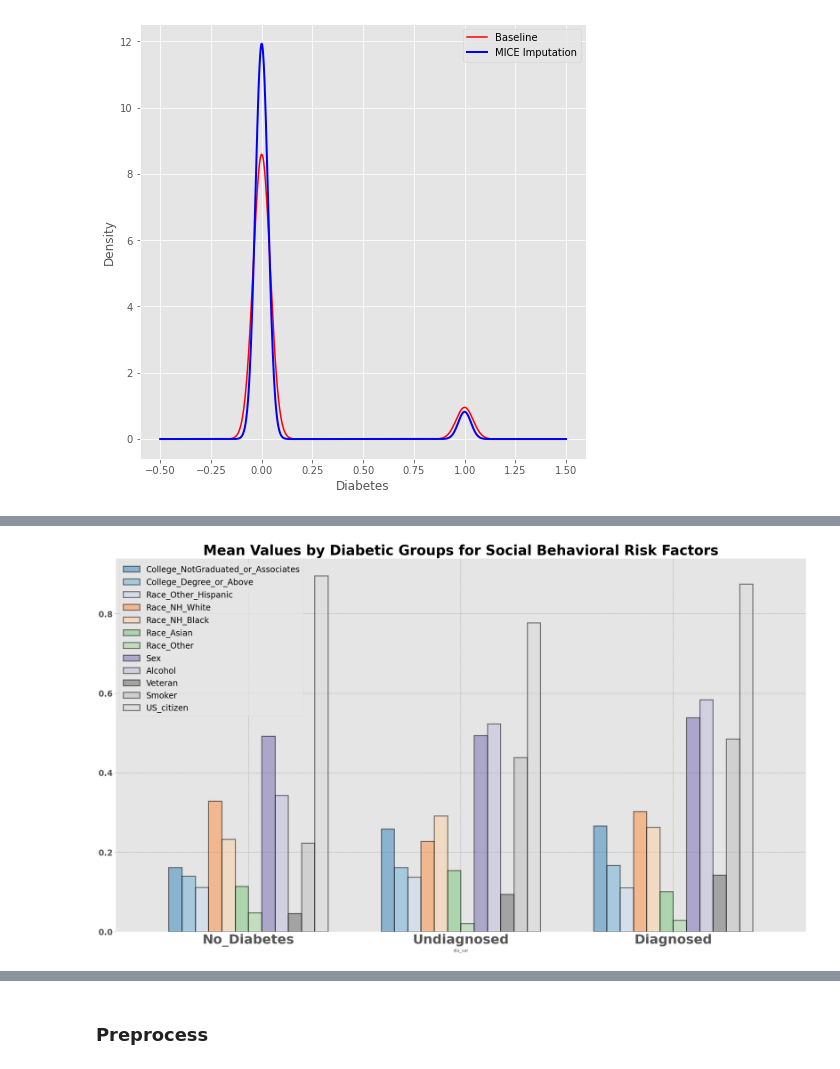
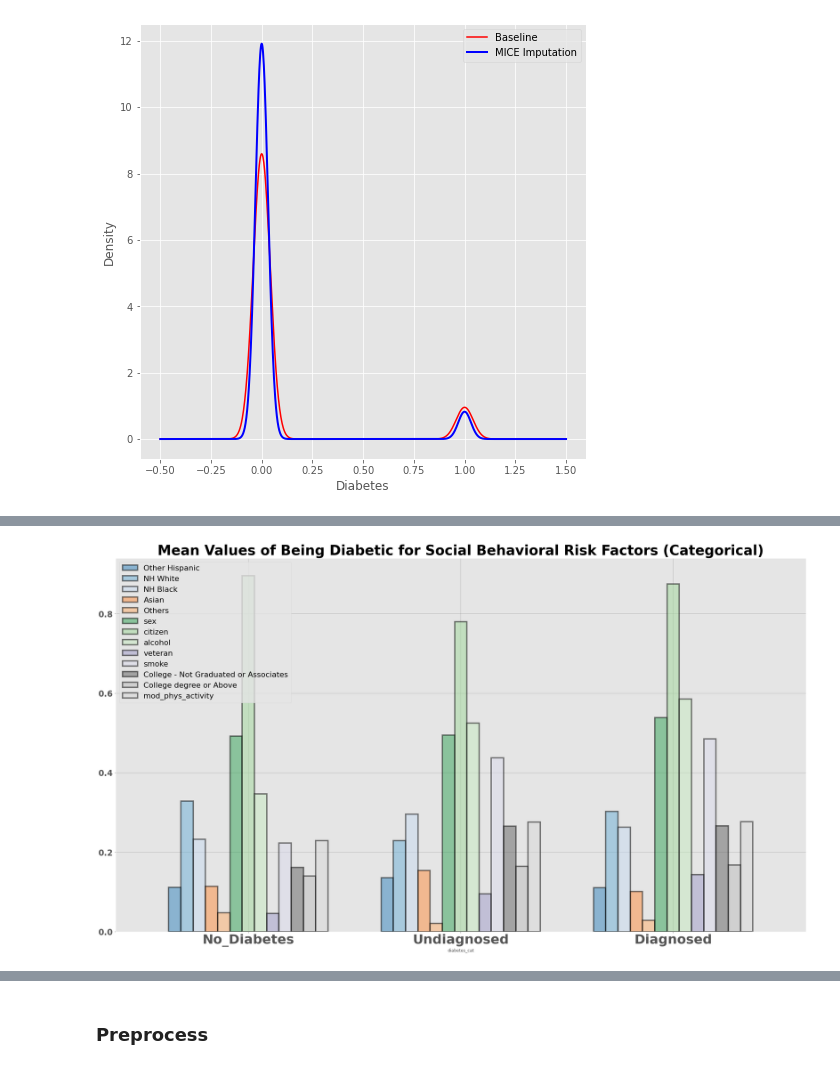
Before and after one commit to zhaoliang0302/Classifying-Undiagnosed-Diabetes-Across-US-Populations-Using-NHANES-2011-2016, a Jupyter notebook: diabetes_dx_undx_classifier.ipynb, the cells around one changed output, grey strips where cells are left out. Cells and saved outputs as stored; diff of their text form; code cells hidden in the pictures.

```diff
--- a/diabetes_dx_undx_classifier.ipynb
+++ b/diabetes_dx_undx_classifier.ipynb
@@ -302,10 +270,10 @@ Text(0.5, 0, 'Diabetes')
 [figure]
 # %%
 def get_target(df):
-    df.loc[(df['diabetes'] == 0) & (df['diab_dx'] == 0), 'dia_var'] = 0
-    df.loc[(df['diabetes'] == 1) & (df['diab_dx'] == 0), 'dia_var'] = 1
-    df.loc[(df['diabetes'] == 1) & (df['diab_dx'] == 1), 'dia_var'] = 2
-    df = df.drop(columns=['diabetes', 'diab_dx'], axis=1)
+    df.loc[(df['diabetes'] == 0) & (df['diabetes_dx'] == 0), 'diabetes_cat'] = 0
+    df.loc[(df['diabetes'] == 1) & (df['diabetes_dx'] == 0), 'diabetes_cat'] = 1
+    df.loc[(df['diabetes'] == 1) & (df['diabetes_dx'] == 1), 'diabetes_cat'] = 2
+    df = df.drop(columns=['diabetes', 'diabetes_dx'], axis=1)
     return df
 
 
@@ -319,30 +303,38 @@ df_full2.dia_var.isna().sum()
 df_full2 = df_full2.dropna(axis=0)
 # %%
 df_copy = df_full2.copy()
-df_copy2=df_copy.drop(columns=([i for i in dummy_names.values() if i not in ['diab_dx']]),axis=1)
-df_copy3=df_copy.drop(columns=([i for i in df_copy.columns if i not in dummy_names.values()]),axis=1)
-df_copy3=pd.concat([df_copy.dia_var,df_copy3],axis=1)
+df_copy2=df_copy.drop(columns=([i for i in cat if i not in ['diabetes_dx']]),axis=1)
+df_copy3=df_copy.drop(columns=([i for i in df_copy.columns if i not in cat]),axis=1)
+df_copy3=pd.concat([df_copy.diabetes_cat,df_copy3],axis=1)
 # %%
-df_copy3.groupby('dia_var').mean().plot(kind='bar',
-                                        figsize=(36, 20),
-                                        edgecolor='black',
-                                        linewidth=3,
-                                        alpha=0.5,
-                                        cmap='tab20c',
-                                        width=0.75
-                                       )
-plt.grid(color='grey', linestyle='--', linewidth=1, fillstyle='left', visible=True, alpha=0.75)
-plt.title('Mean Values by Diabetic Groups for Social Behavioral Risk Factors',
-          fontdict={"fontsize":40,"fontweight":"black"})
-plt.legend(fontsize=24,loc='upper left')
+df_copy3.groupby('diabetes_cat').mean().plot(kind='bar',
+                                             figsize=(36, 20),
+                                             edgecolor='black',
+                                             linewidth=4,
+                                             alpha=0.5,
+                                             cmap='tab20c',
+                                             width=0.75)
+plt.grid(color='grey',
+         linestyle='-',
+         linewidth=1,
+         fillstyle='left',
+         visible=True,
+         alpha=0.5)
+plt.title(
+    'Mean Values of Being Diabetic for Social Behavioral Risk Factors (Categorical)',
+    fontdict={
+        "fontsize": 40,
+        "fontweight": "black"
+    })
+plt.legend(fontsize=22, loc='upper left')
 labels = ['No_Diabetes', 'Undiagnosed', 'Diagnosed']
-plt.xticks(ticks=np.arange(len(df_full2['dia_var'].unique())),
+plt.xticks(ticks=np.arange(len(df_full2['diabetes_cat'].unique())),
            labels=labels,
            rotation=0,
            fontsize=38,
            fontweight='black')
 plt.yticks(fontsize=24, fontweight='black')
 plt.show()
 # %% [output]
-[figure, old version]
+[figure, new version]
 # %%
```
Also changed, not shown: parts of 33 cells of this notebook.
